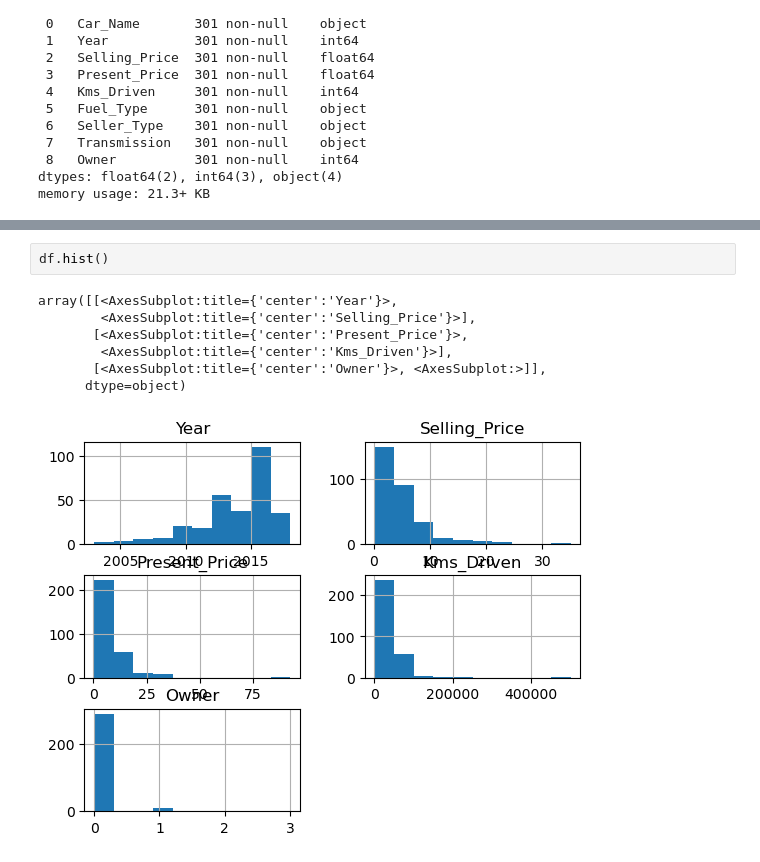
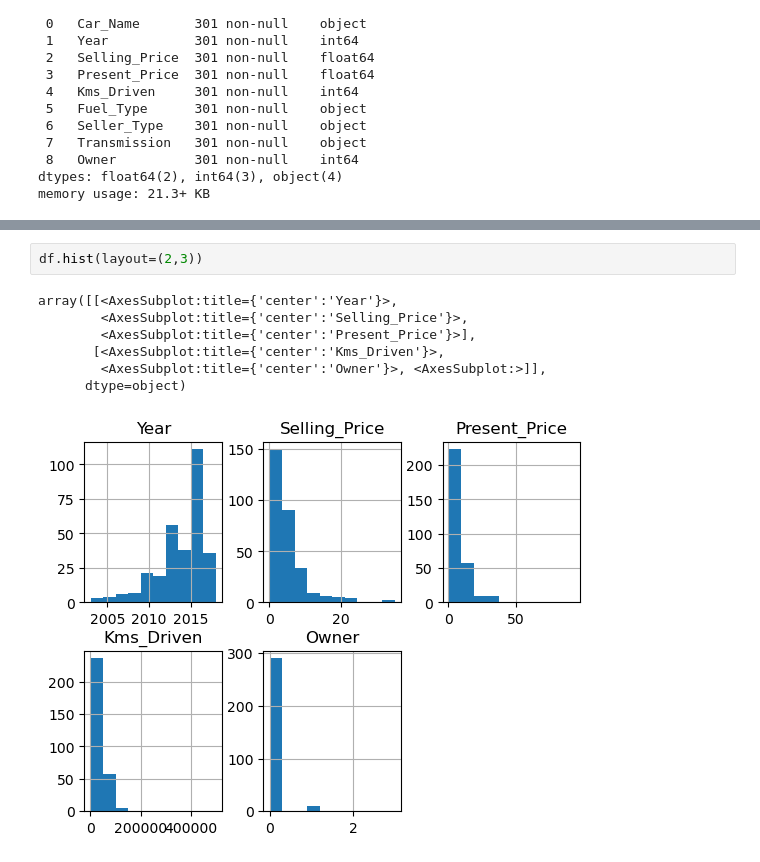
Before and after one commit to brusadelli-luca/NewCar, a Jupyter notebook: main.ipynb, the cells around one changed output, grey strips where cells are left out. Saved outputs shown, nothing was run; the diff lists cells and outputs as text.

```diff
--- a/main.ipynb
+++ b/main.ipynb
@@ -65,10 +109,10 @@ df.isnull()
 # %%
-df.hist()
+df.hist(layout=(2,3))
 # %% [output]
 array([[<AxesSubplot:title={'center':'Year'}>,
-        <AxesSubplot:title={'center':'Selling_Price'}>],
-       [<AxesSubplot:title={'center':'Present_Price'}>,
-        <AxesSubplot:title={'center':'Kms_Driven'}>],
-       [<AxesSubplot:title={'center':'Owner'}>, <AxesSubplot:>]],
+        <AxesSubplot:title={'center':'Selling_Price'}>,
+        <AxesSubplot:title={'center':'Present_Price'}>],
+       [<AxesSubplot:title={'center':'Kms_Driven'}>,
+        <AxesSubplot:title={'center':'Owner'}>, <AxesSubplot:>]],
       dtype=object)
-[figure, old version]
+[figure, new version]
```
Also changed, not shown: parts of 83 cells of this notebook.
